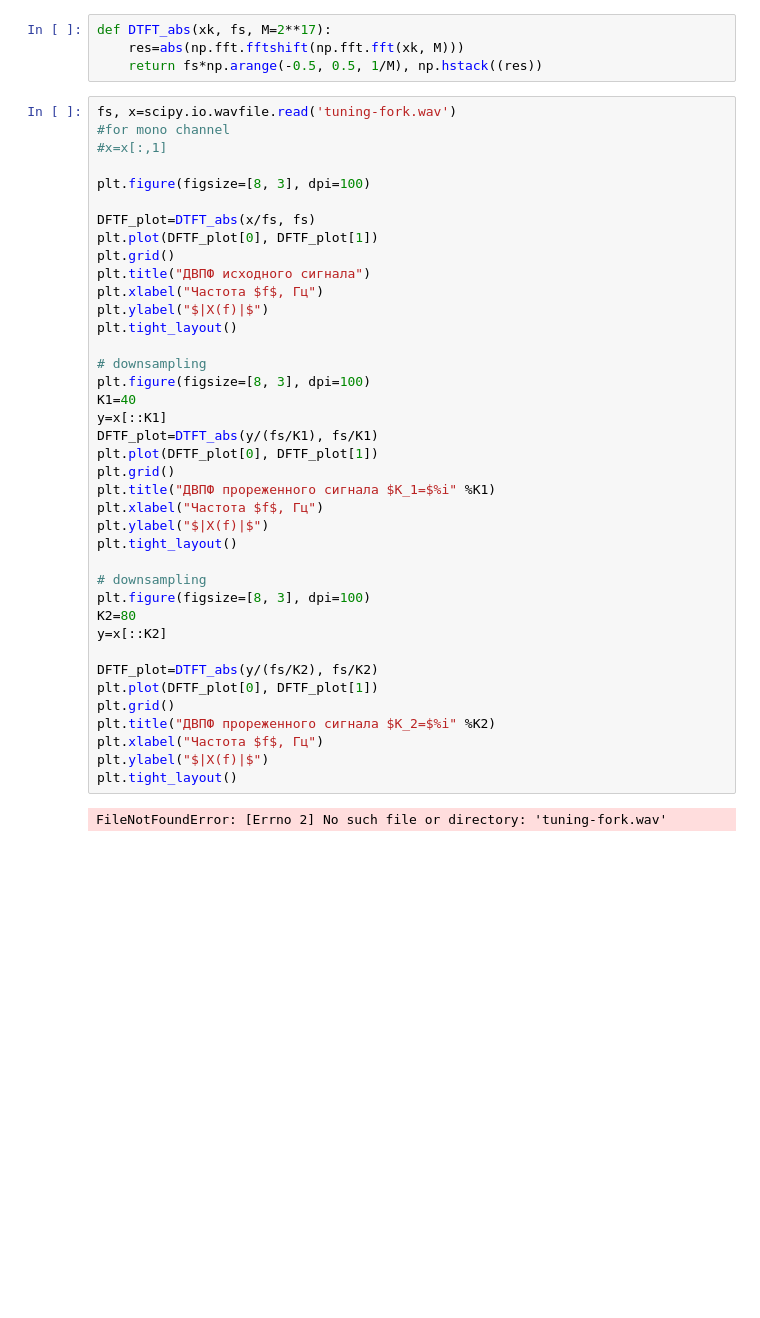
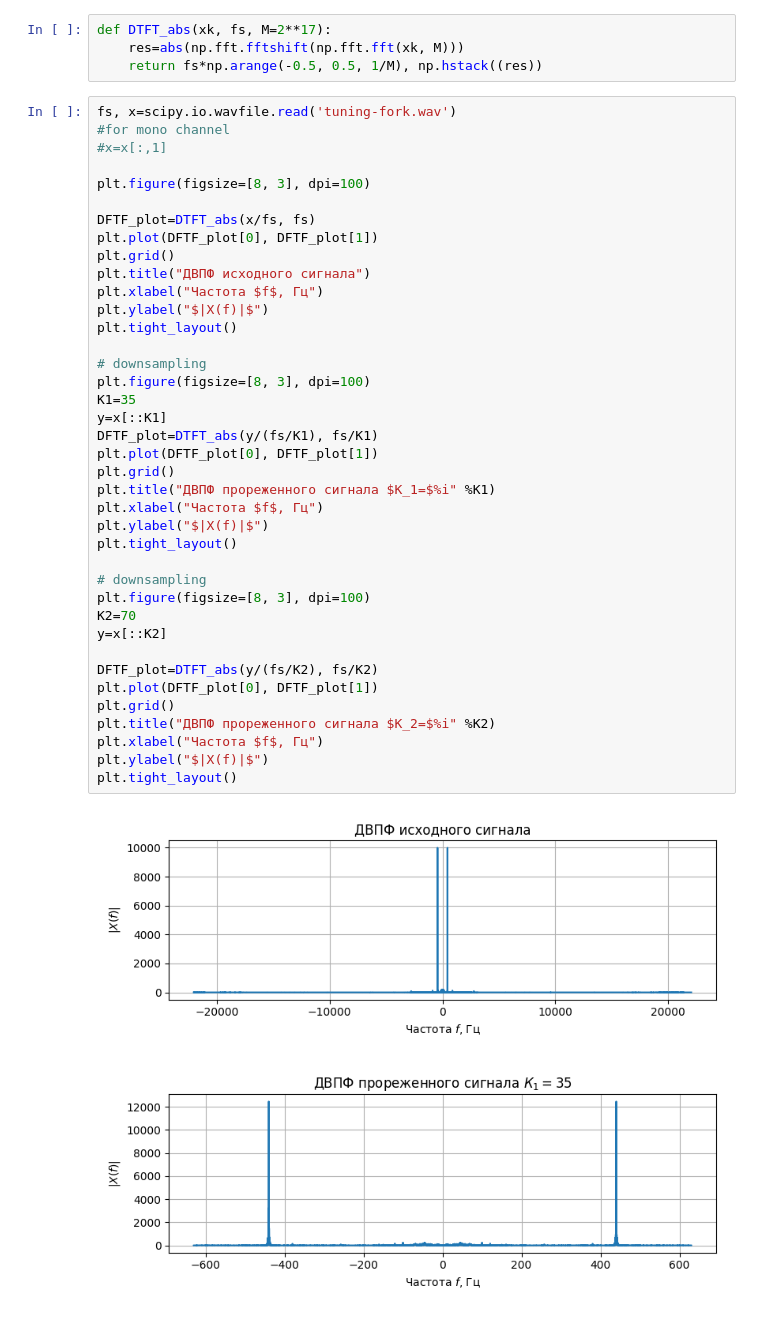
Before and after one commit to 4EFI/Radiophysical-Labs, a Jupyter notebook: Lab1/Lab1_task.ipynb, the cells around one changed output. Drawn from its saved outputs; the diff is of its cells as text; blank space fills up the shorter version.

```diff
--- a/Lab1/Lab1_task.ipynb
+++ b/Lab1/Lab1_task.ipynb
@@ -776,33 +776,34 @@ DFTF_plot=DTFT_abs(x/fs, fs)
 plt.plot(DFTF_plot[0], DFTF_plot[1])
 plt.grid()
 plt.title("ДВПФ исходного сигнала")
 plt.xlabel("Частота $f$, Гц")
 plt.ylabel("$|X(f)|$")
 plt.tight_layout()
 
 # downsampling
 plt.figure(figsize=[8, 3], dpi=100)
-K1=40
+K1=35
 y=x[::K1]
 DFTF_plot=DTFT_abs(y/(fs/K1), fs/K1)
 plt.plot(DFTF_plot[0], DFTF_plot[1])
 plt.grid()
 plt.title("ДВПФ прореженного сигнала $К_1=$%i" %K1)
 plt.xlabel("Частота $f$, Гц")
 plt.ylabel("$|X(f)|$")
 plt.tight_layout()
 
 # downsampling
 plt.figure(figsize=[8, 3], dpi=100)
-K2=80
+K2=70
 y=x[::K2]
 
 DFTF_plot=DTFT_abs(y/(fs/K2), fs/K2)
 plt.plot(DFTF_plot[0], DFTF_plot[1])
 plt.grid()
 plt.title("ДВПФ прореженного сигнала $К_2=$%i" %K2)
 plt.xlabel("Частота $f$, Гц")
 plt.ylabel("$|X(f)|$")
 plt.tight_layout()
 # %% [output]
-FileNotFoundError: [Errno 2] No such file or directory: 'tuning-fork.wav'
+[figure, added]
+[figure, added]
```
Also changed, not shown: parts of 10 cells of this notebook, 1 other file.
